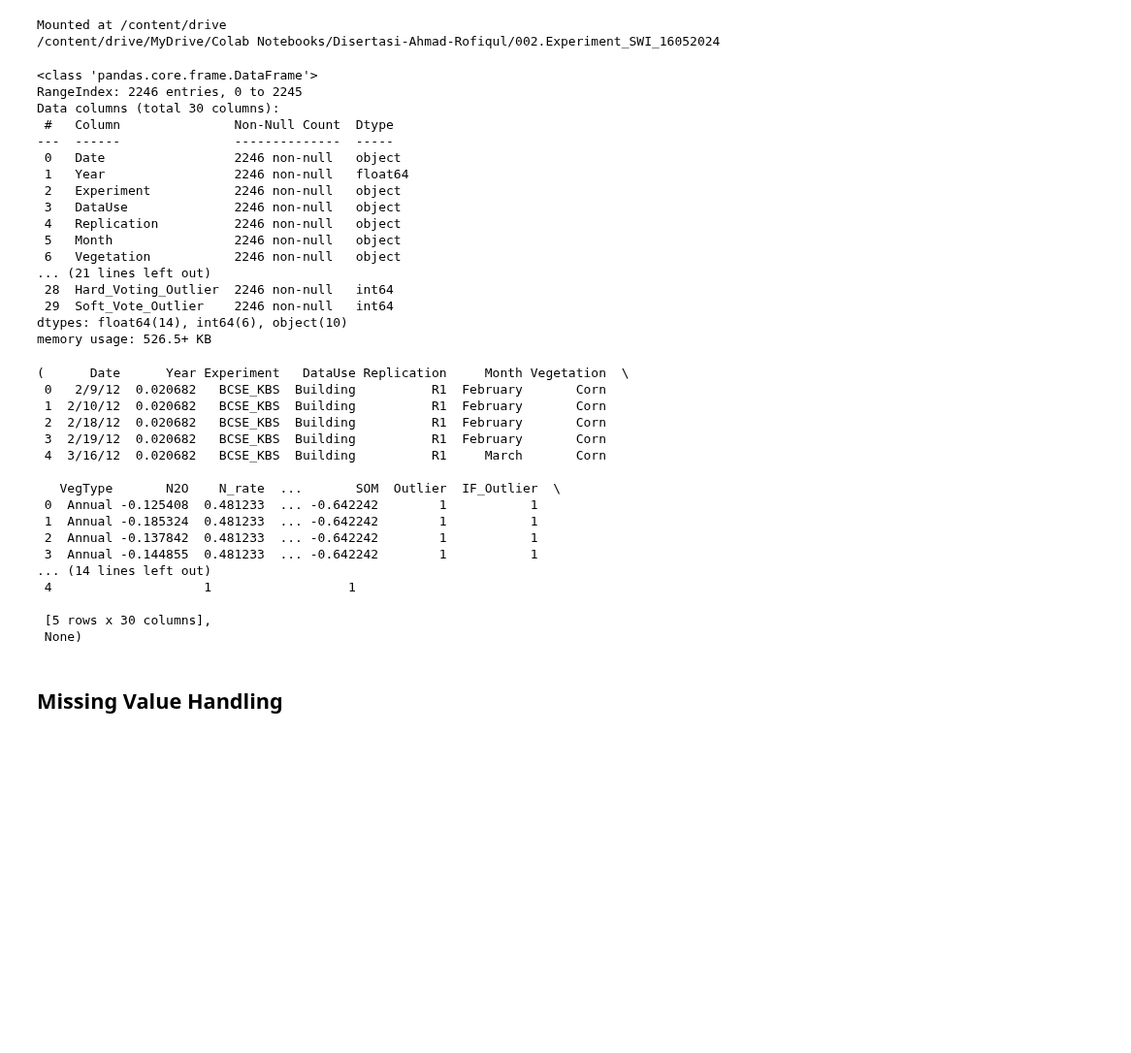
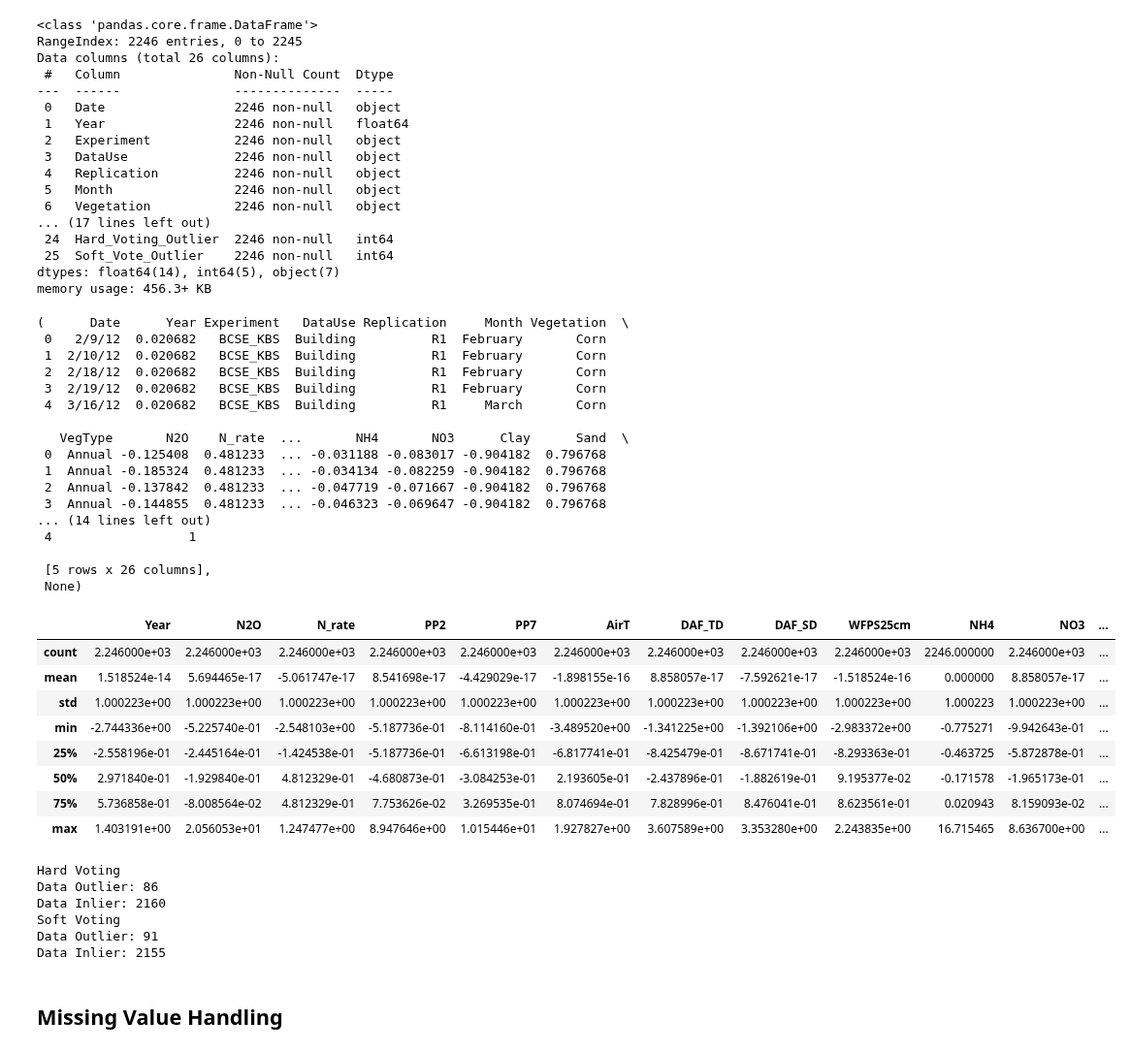
Before and after one commit to roniwahyu/outlier-detection2024, a Jupyter notebook: 09_04_1_Agricultural_N2O_IDO_Training_Testing_Plain_SWI_23052024.ipynb, the cells around one changed output. Shown at 97% size. Drawn from its saved outputs; the diff is of its cells as text; code cells hidden in the pictures; blank space fills up the shorter version.

```diff
--- a/09_04_1_Agricultural_N2O_IDO_Training_Testing_Plain_SWI_23052024.ipynb
+++ b/09_04_1_Agricultural_N2O_IDO_Training_Testing_Plain_SWI_23052024.ipynb
@@ -1,10 +1,7 @@
 # %%
-from google.colab import drive
-drive.mount('/content/drive', force_remount=True)
-%cd /content/drive/MyDrive/Colab Notebooks/Disertasi-Ahmad-Rofiqul/002.Experiment_SWI_16052024/
+# from google.colab import drive
+# drive.mount('/content/drive', force_remount=True)
+# %cd /content/drive/MyDrive/Colab Notebooks/Disertasi-Ahmad-Rofiqul/002.Experiment_SWI_16052024/
-# %% [output]
-Mounted at /content/drive
-/content/drive/MyDrive/Colab Notebooks/Disertasi-Ahmad-Rofiqul/002.Experiment_SWI_16052024
 # %%
 import numpy as np
 import pandas as pd
@@ -19,7 +16,9 @@ from sklearn.metrics import r2_score, mean_absolute_error, mean_squared_error
 from sklearn.svm import OneClassSVM
 # %%
 # Load the dataset
-file_path = '01.Dataset-Rofiqul/012_N2O_Soft_Voting_agriculture_dataset.csv'
+# file_path = '01.Dataset-Rofiqul/BeforeRemoveOutliers/013_N2O_After_HardVoting_Inliers.csv'
+# file_path = '01.Dataset-Rofiqul/BeforeRemoveOutliers/014_N2O_After_SoftVoting_Inliers.csv'
+file_path = '01.Dataset-Rofiqul/BeforeRemoveOutliers/011_N2O_Soft_Voting_agriculture_dataset.csv'
 data = pd.read_csv(file_path)
 
 # Display the first few rows of the dataset for review
@@ -27,7 +26,7 @@ data.head(), data.info()
 # %% [output]
 <class 'pandas.core.frame.DataFrame'>
 RangeIndex: 2246 entries, 0 to 2245
-Data columns (total 30 columns):
+Data columns (total 26 columns):
  #   Column               Non-Null Count  Dtype
 ---  ------               --------------  -----
  0   Date                 2246 non-null   object
@@ -37,11 +36,11 @@ Data columns (total 30 columns):
  4   Replication          2246 non-null   object
  5   Month                2246 non-null   object
  6   Vegetation           2246 non-null   object
-... (21 lines left out)
- 28  Hard_Voting_Outlier  2246 non-null   int64
- 29  Soft_Vote_Outlier    2246 non-null   int64
-dtypes: float64(14), int64(6), object(10)
-memory usage: 526.5+ KB
+... (17 lines left out)
+ 24  Hard_Voting_Outlier  2246 non-null   int64
+ 25  Soft_Vote_Outlier    2246 non-null   int64
+dtypes: float64(14), int64(5), object(7)
+memory usage: 456.3+ KB
 (      Date      Year Experiment   DataUse Replication     Month Vegetation  \
  0   2/9/12  0.020682   BCSE_KBS  Building          R1  February       Corn
  1  2/10/12  0.020682   BCSE_KBS  Building          R1  February       Corn
@@ -49,16 +48,42 @@ memory usage: 526.5+ KB
  3  2/19/12  0.020682   BCSE_KBS  Building          R1  February       Corn
  4  3/16/12  0.020682   BCSE_KBS  Building          R1     March       Corn
 
-   VegType       N2O    N_rate  ...       SOM  Outlier  IF_Outlier  \
- 0  Annual -0.125408  0.481233  ... -0.642242        1           1
- 1  Annual -0.185324  0.481233  ... -0.642242        1           1
- 2  Annual -0.137842  0.481233  ... -0.642242        1           1
- 3  Annual -0.144855  0.481233  ... -0.642242        1           1
+   VegType       N2O    N_rate  ...       NH4       NO3      Clay      Sand  \
+ 0  Annual -0.125408  0.481233  ... -0.031188 -0.083017 -0.904182  0.796768
+ 1  Annual -0.185324  0.481233  ... -0.034134 -0.082259 -0.904182  0.796768
+ 2  Annual -0.137842  0.481233  ... -0.047719 -0.071667 -0.904182  0.796768
+ 3  Annual -0.144855  0.481233  ... -0.046323 -0.069647 -0.904182  0.796768
 ... (14 lines left out)
- 4                    1                  1
+ 4                  1
 
- [5 rows x 30 columns],
+ [5 rows x 26 columns],
  None)
+# %%
+data.describe()
+# %% [output]
+|  | Year | N2O | N_rate | PP2 | PP7 | AirT | DAF_TD | DAF_SD | WFPS25cm | NH4 | NO3 | ... |
+| count | 2.246000e+03 | 2.246000e+03 | 2.246000e+03 | 2.246000e+03 | 2.246000e+03 | 2.246000e+03 | 2.246000e+03 | 2.246000e+03 | 2.246000e+03 | 2246.000000 | 2.246000e+03 | ... |
+| mean | 1.518524e-14 | 5.694465e-17 | -5.061747e-17 | 8.541698e-17 | -4.429029e-17 | -1.898155e-16 | 8.858057e-17 | -7.592621e-17 | -1.518524e-16 | 0.000000 | 8.858057e-17 | ... |
+| std | 1.000223e+00 | 1.000223e+00 | 1.000223e+00 | 1.000223e+00 | 1.000223e+00 | 1.000223e+00 | 1.000223e+00 | 1.000223e+00 | 1.000223e+00 | 1.000223 | 1.000223e+00 | ... |
+| min | -2.744336e+00 | -5.225740e-01 | -2.548103e+00 | -5.187736e-01 | -8.114160e-01 | -3.489520e+00 | -1.341225e+00 | -1.392106e+00 | -2.983372e+00 | -0.775271 | -9.942643e-01 | ... |
+| 25% | -2.558196e-01 | -2.445164e-01 | -1.424538e-01 | -5.187736e-01 | -6.613198e-01 | -6.817741e-01 | -8.425479e-01 | -8.671741e-01 | -8.293363e-01 | -0.463725 | -5.872878e-01 | ... |
+| 50% | 2.971840e-01 | -1.929840e-01 | 4.812329e-01 | -4.680873e-01 | -3.084253e-01 | 2.193605e-01 | -2.437896e-01 | -1.882619e-01 | 9.195377e-02 | -0.171578 | -1.965173e-01 | ... |
+| 75% | 5.736858e-01 | -8.008564e-02 | 4.812329e-01 | 7.753626e-02 | 3.269535e-01 | 8.074694e-01 | 7.828996e-01 | 8.476041e-01 | 8.623561e-01 | 0.020943 | 8.159093e-02 | ... |
+| max | 1.403191e+00 | 2.056053e+01 | 1.247477e+00 | 8.947646e+00 | 1.015446e+01 | 1.927827e+00 | 3.607589e+00 | 3.353280e+00 | 2.243835e+00 | 16.715465 | 8.636700e+00 | ... |
+# %%
+print('Hard Voting')
+print("Data Outlier: "+str((data['Hard_Voting_Outlier'] != 1).sum()))
+print("Data Inlier: "+str((data['Hard_Voting_Outlier'] == 1).sum()))
+print('Soft Voting')
+print("Data Outlier: "+str((data['Soft_Vote_Outlier'] != 1).sum()))
+print("Data Inlier: "+str((data['Soft_Vote_Outlier'] == 1).sum()))
+# %% [output]
+Hard Voting
+Data Outlier: 86
+Data Inlier: 2160
+Soft Voting
+Data Outlier: 91
+Data Inlier: 2155
 # %% [markdown]
 ##  Missing Value Handling
 # %%
```
Also changed, not shown: parts of 15 cells of this notebook, 10 other files.
